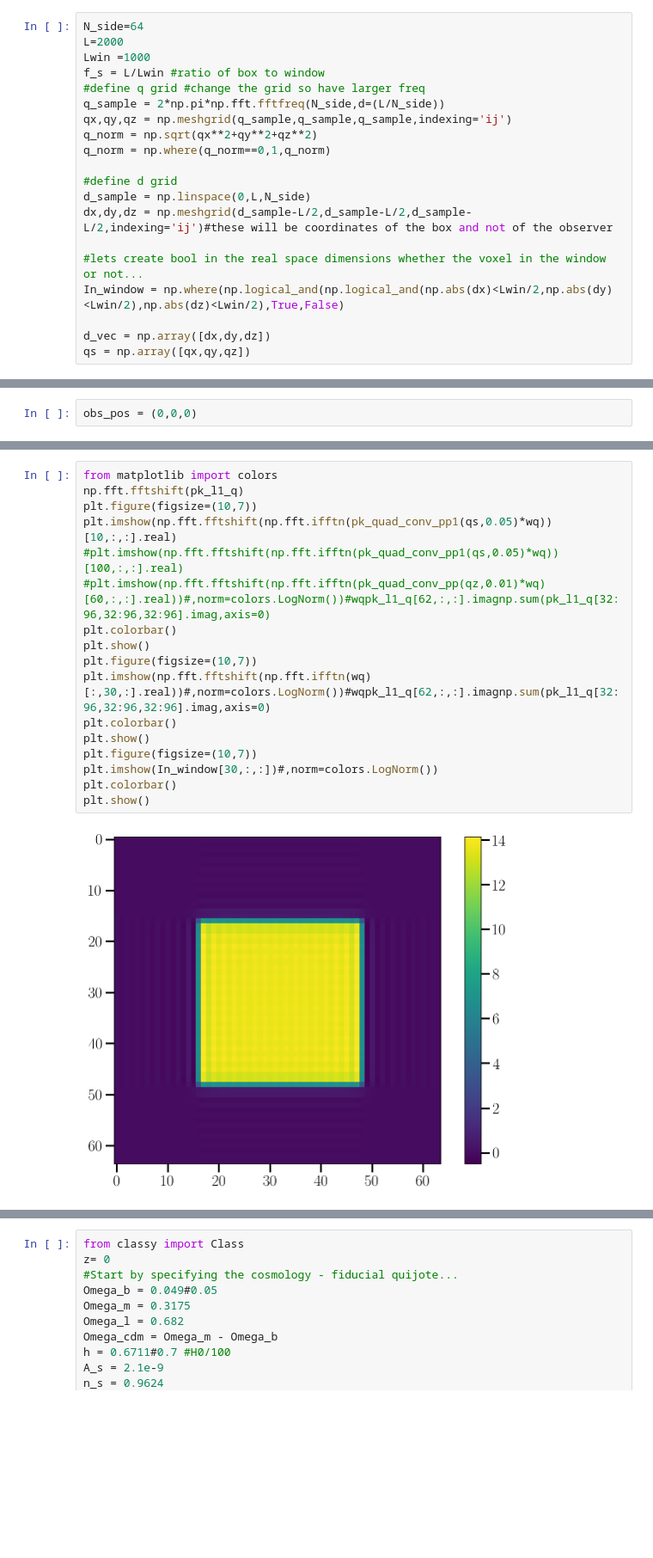
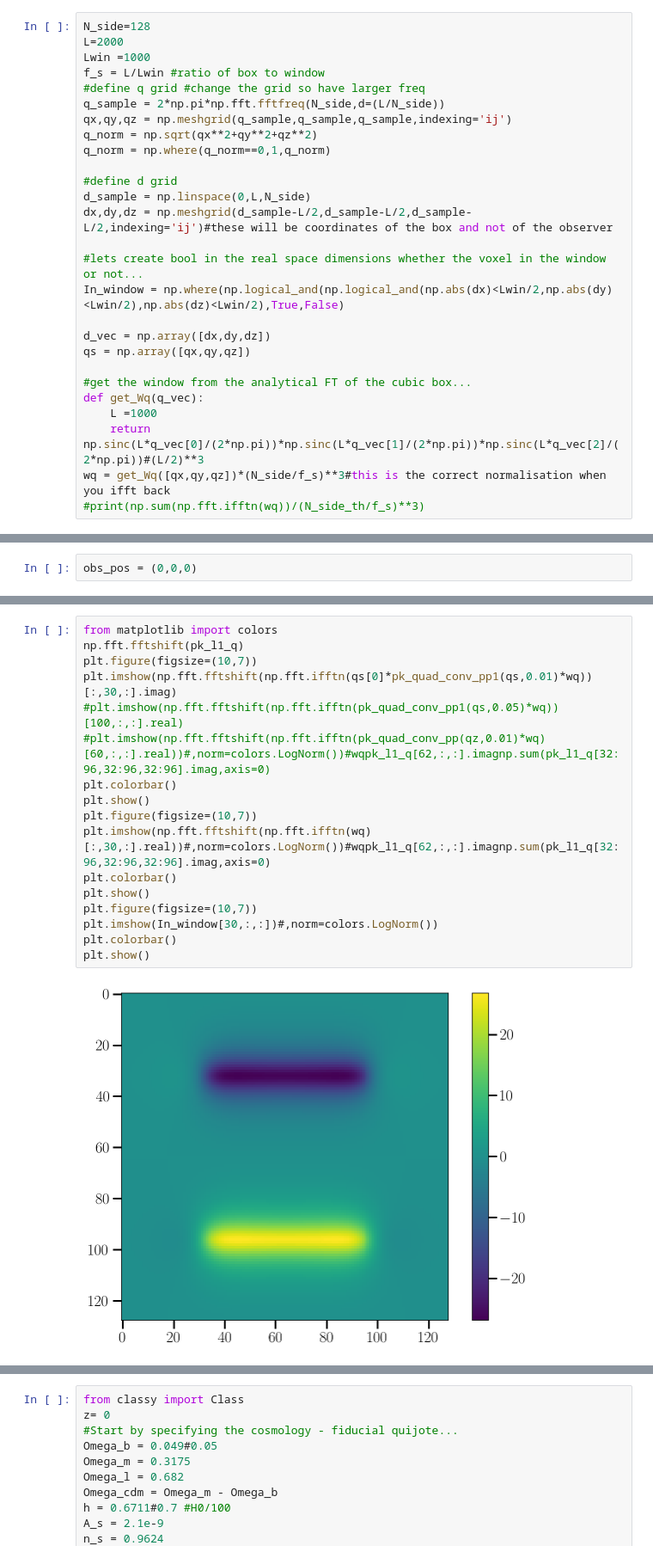
Before and after one commit to craddis1/PkBk, a Jupyter notebook: Notebooks/Pk_convolve.ipynb, the cells around one changed output, grey strips where cells are left out. Shown at 86% size. Cells and saved outputs as stored; diff of their text form; blank space fills up the shorter version.

```diff
--- a/Notebooks/Pk_convolve.ipynb
+++ b/Notebooks/Pk_convolve.ipynb
@@ -76,5 +72,5 @@ print(f)
 # %%
-N_side=64
+N_side=128
 L=2000
 Lwin =1000
 f_s = L/Lwin #ratio of box to window
@@ -93,6 +89,13 @@ In_window = np.where(np.logical_and(np.logical_and(np.abs(dx)<Lwin/2,np.abs(dy)<
 
 d_vec = np.array([dx,dy,dz])
 qs = np.array([qx,qy,qz])
+
+#get the window from the analytical FT of the cubic box...
+def get_Wq(q_vec):
+    L =1000
+    return np.sinc(L*q_vec[0]/(2*np.pi))*np.sinc(L*q_vec[1]/(2*np.pi))*np.sinc(L*q_vec[2]/(2*np.pi))#(L/2)**3
+wq = get_Wq([qx,qy,qz])*(N_side/f_s)**3#this is the correct normalisation when you ifft back
+#print(np.sum(np.fft.ifftn(wq))/(N_side_th/f_s)**3)
 # %%
 %%time
 def get_pkfunc(l,eta,nu,verbose,*args):
@@ -429,19 +574,19 @@ print(ppp)
 # %%
 from matplotlib import colors
 np.fft.fftshift(pk_l1_q)
 plt.figure(figsize=(10,7))
-plt.imshow(np.fft.fftshift(np.fft.ifftn(pk_quad_conv_pp1(qs,0.05)*wq))[10,:,:].real)
+plt.imshow(np.fft.fftshift(np.fft.ifftn(qs[0]*pk_quad_conv_pp1(qs,0.01)*wq))[:,30,:].imag)
 #plt.imshow(np.fft.fftshift(np.fft.ifftn(pk_quad_conv_pp1(qs,0.05)*wq))[100,:,:].real)
 #plt.imshow(np.fft.fftshift(np.fft.ifftn(pk_quad_conv_pp(qz,0.01)*wq)[60,:,:].real))#,norm=colors.LogNorm())#wqpk_l1_q[62,:,:].imagnp.sum(pk_l1_q[32:96,32:96,32:96].imag,axis=0)
 plt.colorbar()
 plt.show()
 plt.figure(figsize=(10,7))
 plt.imshow(np.fft.fftshift(np.fft.ifftn(wq)[:,30,:].real))#,norm=colors.LogNorm())#wqpk_l1_q[62,:,:].imagnp.sum(pk_l1_q[32:96,32:96,32:96].imag,axis=0)
 plt.colorbar()
 plt.show()
 plt.figure(figsize=(10,7))
 plt.imshow(In_window[30,:,:])#,norm=colors.LogNorm())
 plt.colorbar()
 plt.show()
 # %% [output]
-[figure, old version]
+[figure, new version]
```
Also changed, not shown: parts of 30 cells of this notebook, 11 other files.
